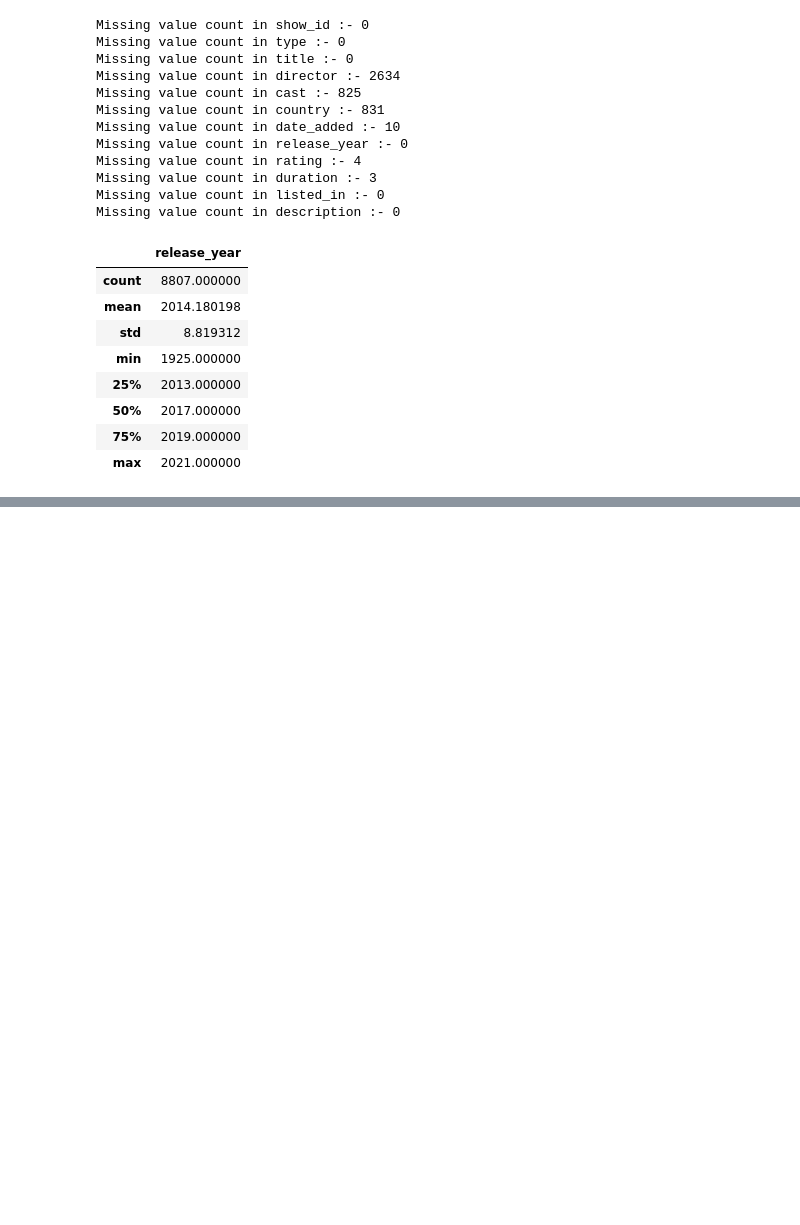
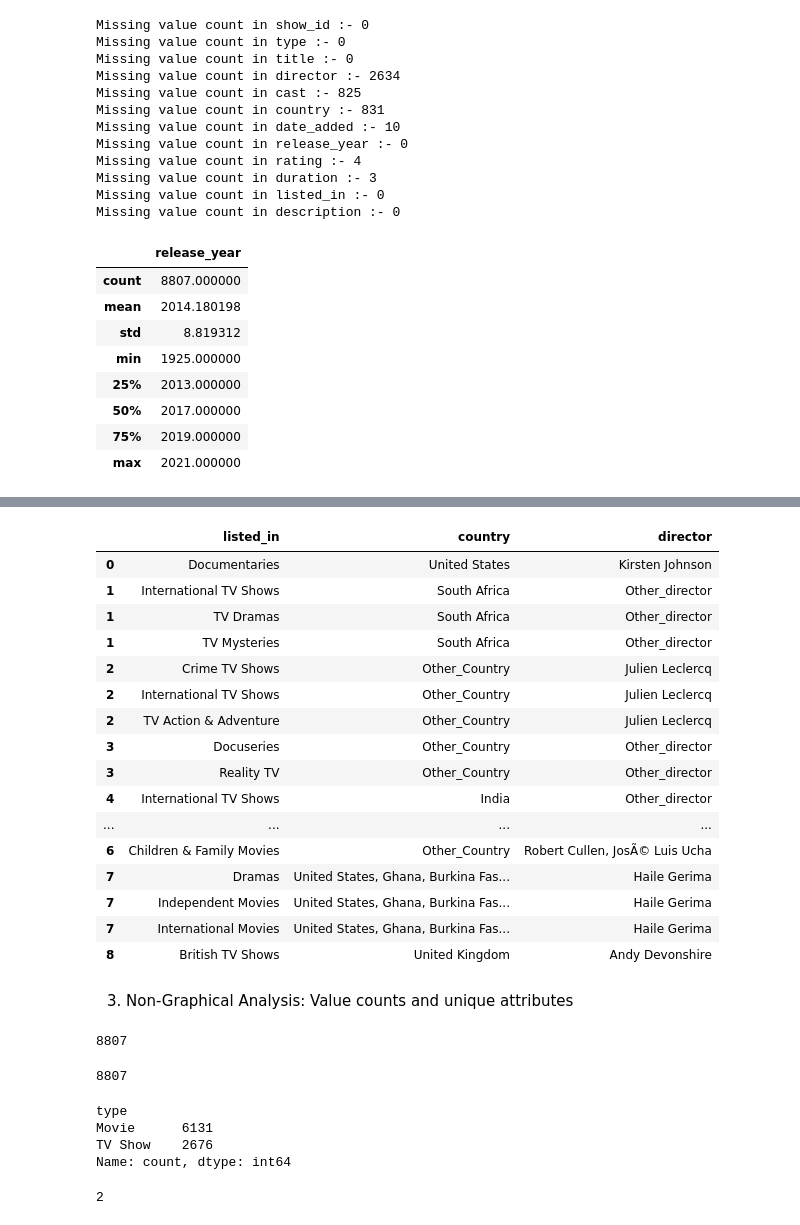
Before and after one commit to Vishalpandey328/Netflix-Data_Exploration_and_Visualisation, a Jupyter notebook: Recomendation.ipynb, the cells around one changed output, grey strips where cells are left out. Drawn from its saved outputs; the diff is of its cells as text; code cells hidden in the pictures; blank space fills up the shorter version.

```diff
--- a/Recomendation.ipynb
+++ b/Recomendation.ipynb
@@ -105,3 +105,6 @@ df.head(5)
 | 2 | s3 | TV Show | Ganglands | Julien Leclercq | Sami Bouajila, Tracy Gotoas, Samu... | Other_Country | 2021-09-24 | 2021 | TV-MA | 1 Season | ... |
 | 3 | s4 | TV Show | Jailbirds New Orleans | Other_director | other_cast | Other_Country | 2021-09-24 | 2021 | TV-MA | 1 Season | ... |
 | 4 | s5 | TV Show | Kota Factory | Other_director | Mayur More, Jitendra Kumar, Ranja... | India | 2021-09-24 | 2021 | TV-MA | 2 Seasons | ... |
+# %%
+small_df = df[['listed_in','country','director']]
+small_df.head(5)
@@ -107,0 +118,48 @@ df.head(5)
+# %%
+small_df['listed_in'] = small_df['listed_in'].apply(lambda x: str(x).split(', '))
+small_df = small_df.explode('listed_in')
+small_df.head(20)
+# %% [output]
+|  | listed_in | country | director |
+| 0 | Documentaries | United States | Kirsten Johnson |
+| 1 | International TV Shows | South Africa | Other_director |
+| 1 | TV Dramas | South Africa | Other_director |
+| 1 | TV Mysteries | South Africa | Other_director |
+| 2 | Crime TV Shows | Other_Country | Julien Leclercq |
+| 2 | International TV Shows | Other_Country | Julien Leclercq |
+| 2 | TV Action & Adventure | Other_Country | Julien Leclercq |
+| 3 | Docuseries | Other_Country | Other_director |
+| 3 | Reality TV | Other_Country | Other_director |
+| 4 | International TV Shows | India | Other_director |
+| ... | ... | ... | ... |
+| 6 | Children & Family Movies | Other_Country | Robert Cullen, JosÃ© Luis Ucha |
+| 7 | Dramas | United States, Ghana, Burkina Fas... | Haile Gerima |
+| 7 | Independent Movies | United States, Ghana, Burkina Fas... | Haile Gerima |
+| 7 | International Movies | United States, Ghana, Burkina Fas... | Haile Gerima |
+| 8 | British TV Shows | United Kingdom | Andy Devonshire |
+# %% [markdown]
+3. Non-Graphical Analysis: Value counts and
+unique attributes
+# %%
+# value counts of show_id
+len(df["show_id"].value_counts())
+# %% [output]
+8807
+# %%
+# Unique count of show_id
+df["show_id"].nunique()
+# %% [output]
+8807
+# %%
+# value counts of Type
+df["type"].value_counts()
+# %% [output]
+type
+Movie      6131
+TV Show    2676
+Name: count, dtype: int64
+# %%
+# Unique count of Type
+print(df["type"].nunique())
+# %% [output]
+2
```
Also changed, not shown: parts of 17 cells of this notebook.
